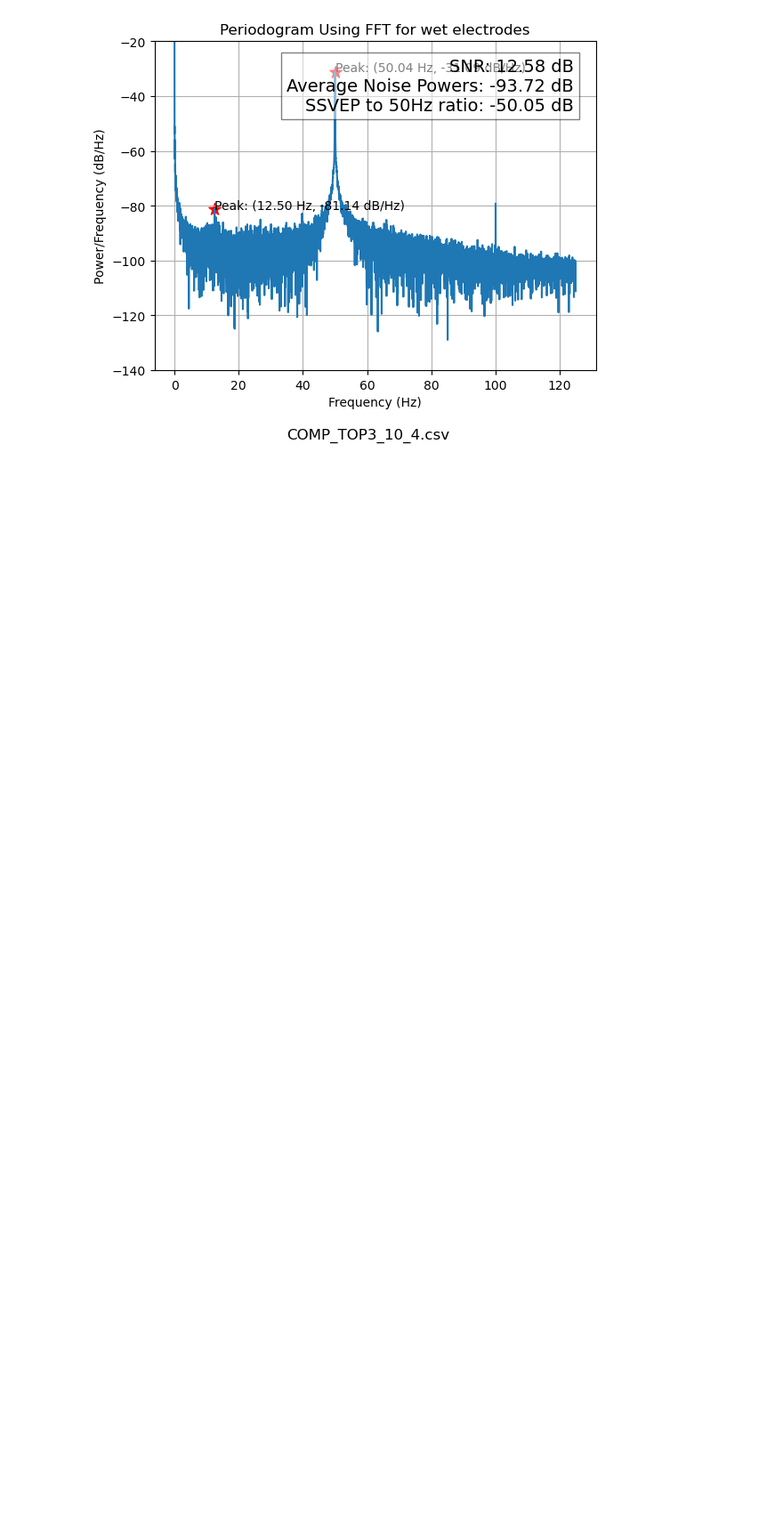
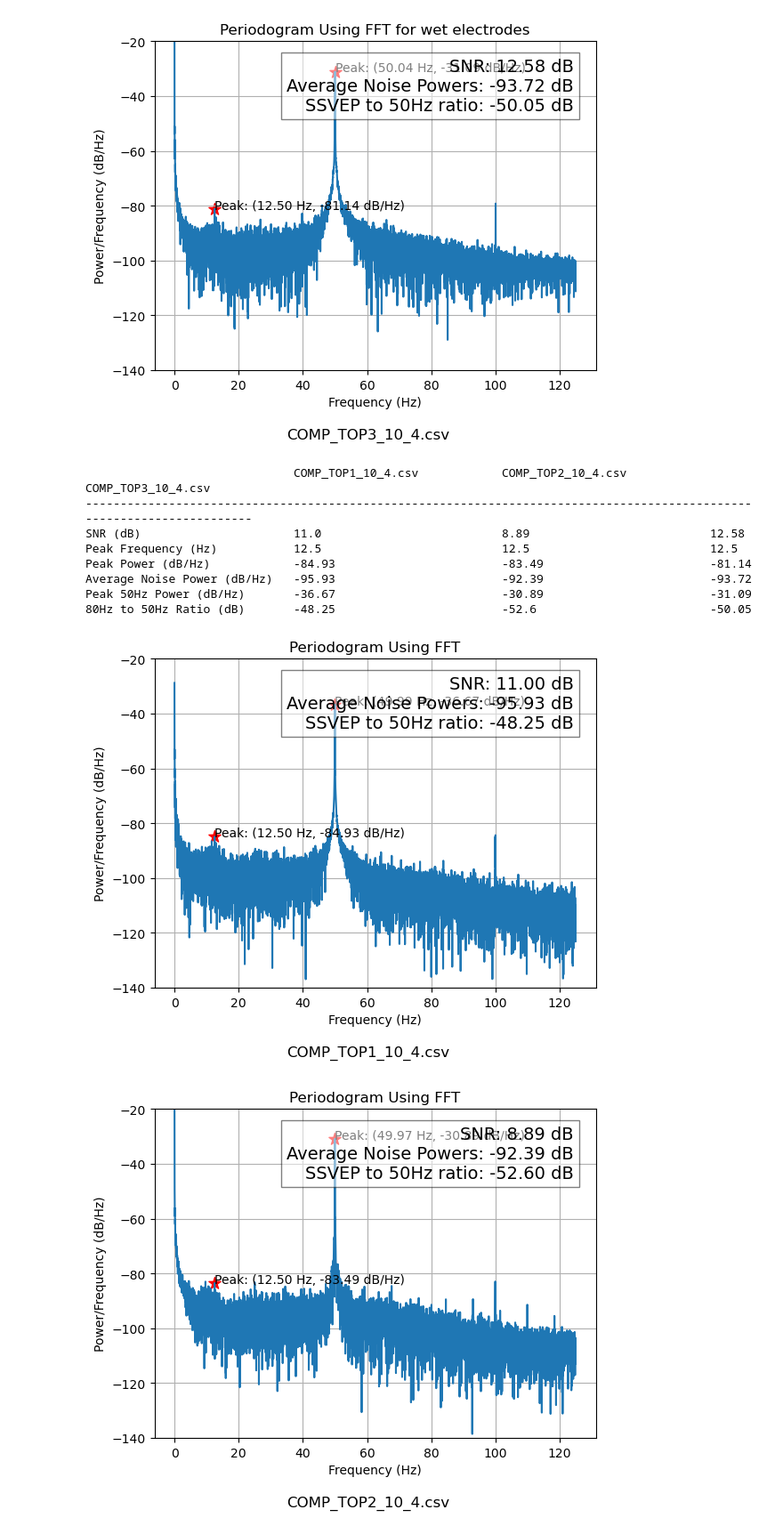
Before and after one commit to dingruochen/EEG_data_processing, a Jupyter notebook: data_analysis.ipynb, the cells around one changed output. Shown at 89% size. Drawn from its saved outputs; the diff is of its cells as text; code cells hidden in the pictures; blank space fills up the shorter version.

```diff
--- a/data_analysis.ipynb
+++ b/data_analysis.ipynb
@@ -63,3 +64,28 @@ SSVEP to 50Hz Ratio (dB)      -48.25                        -52.6
 [figure]
 [figure]
 [figure]
+# %%
+from module_reloader import reload_module
+reload_module('parameters_calculation')
+
+from parameters_calculation import process_files
+
+base_dir = "https://raw.githubusercontent.com/dingruochen/EEG_data/main/Measurements-10_04"
+file_names = [
+    "COMP_TOP1_10_4.csv",
+    "COMP_TOP2_10_4.csv",
+    "COMP_TOP3_10_4.csv"
+]
+
+process_files(base_dir, file_names, target_frequency=12.5, target_bandwidth=1,plot_title="Periodogram Using FFT", y_range=(-140, -20))
+# %% [output]
+                              COMP_TOP1_10_4.csv            COMP_TOP2_10_4.csv            COMP_TOP3_10_4.csv
+------------------------------------------------------------------------------------------------------------------------
+SNR (dB)                      11.0                          8.89                          12.58
+Peak Frequency (Hz)           12.5                          12.5                          12.5
+Peak Power (dB/Hz)            -84.93                        -83.49                        -81.14
+Average Noise Power (dB/Hz)   -95.93                        -92.39                        -93.72
+Peak 50Hz Power (dB/Hz)       -36.67                        -30.89                        -31.09
+80Hz to 50Hz Ratio (dB)       -48.25                        -52.6                         -50.05
+[figure, added]
+[figure, added]
```
Also changed, not shown: parts of 2 cells of this notebook, 1 other file.
